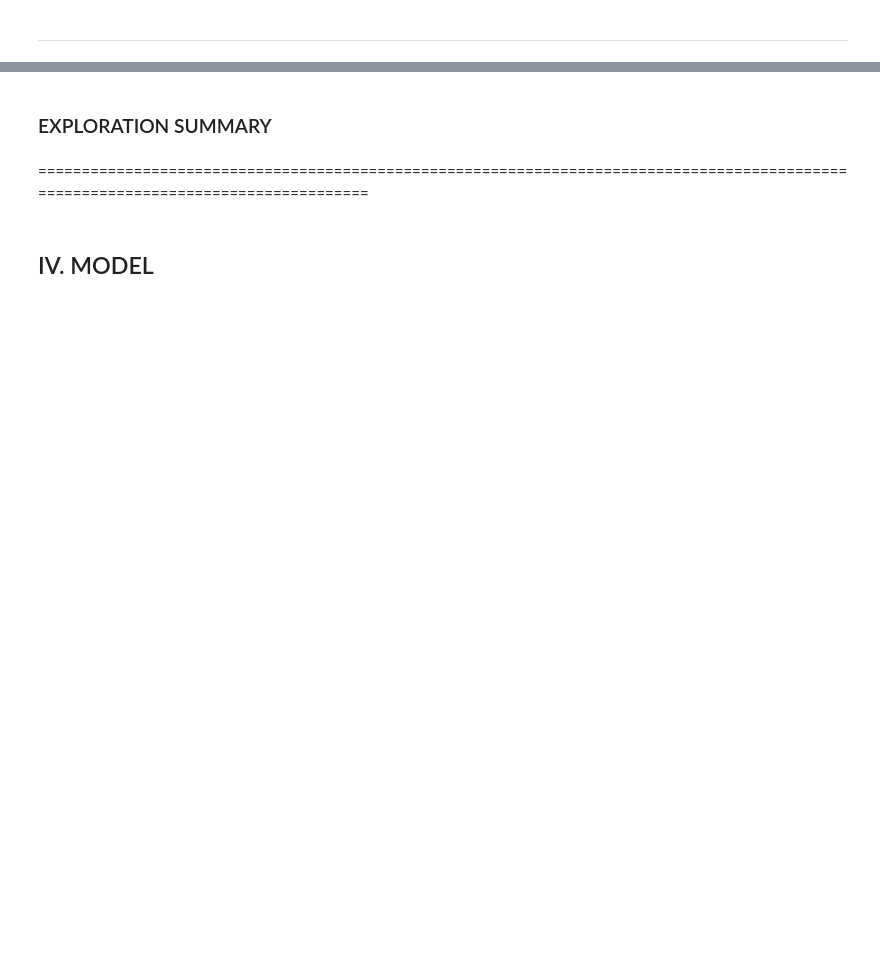
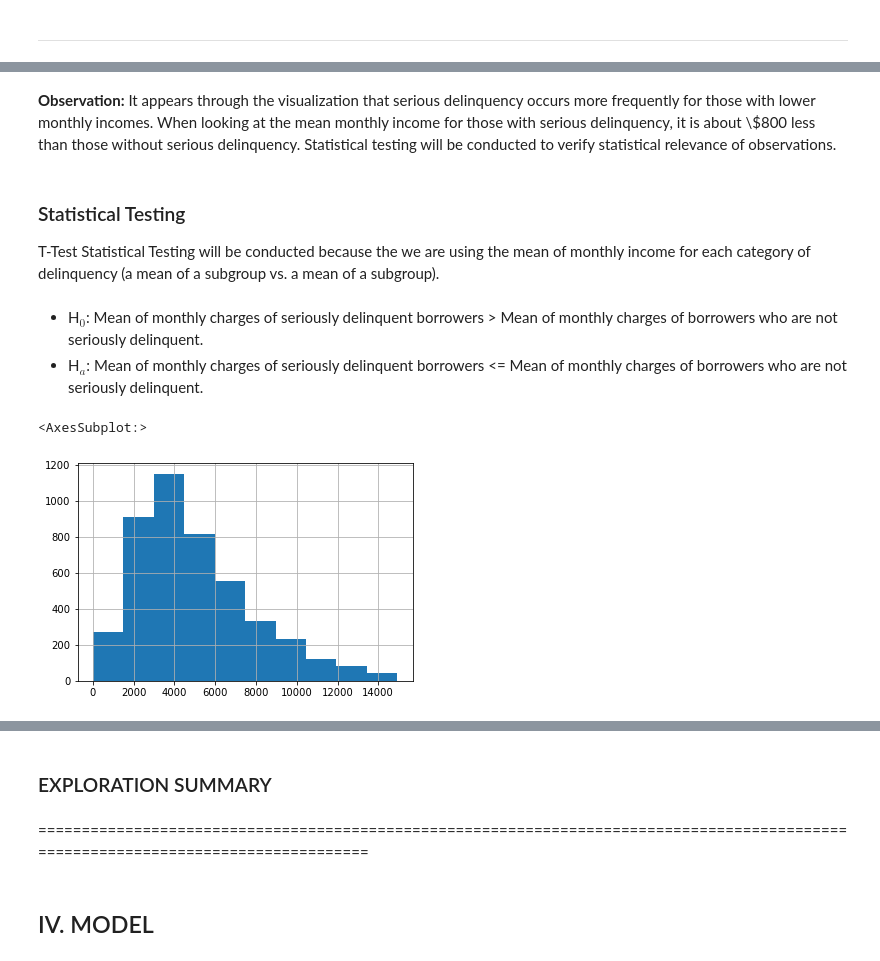
Before and after one commit to rachelrobbinsmayhill/Personal-Project, a Jupyter notebook: final_report.ipynb, the cells around one changed output, grey strips where cells are left out. Saved outputs shown, nothing was run; the diff lists cells and outputs as text; code cells hidden in the pictures; blank space fills up the shorter version.

```diff
--- a/final_report.ipynb
+++ b/final_report.ipynb
@@ -256,0 +252,14 @@ plt.show()
+# %% [markdown]
+**Observation:** It appears through the visualization that serious delinquency occurs more frequently for those with lower monthly incomes. When looking at the mean monthly income for those with serious delinquency, it is about \\$800 less than those without serious delinquency. Statistical testing will be conducted to verify statistical relevance of observations.
+# %% [markdown]
+### Statistical Testing
+T-Test Statistical Testing will be conducted because the we are using the mean of monthly income for each category of delinquency (a mean of a subgroup vs. a mean of a subgroup).
+# %% [markdown]
+- H$_{0}$: Mean of monthly charges of seriously delinquent borrowers > Mean of monthly charges of borrowers who are not seriously delinquent.
+- H$_{a}$: Mean of monthly charges of seriously delinquent borrowers <= Mean of monthly charges of borrowers who are not seriously delinquent.
+# %%
+delinquent_sample = train[train.serious_delinquency == 1].monthly_income
+delinquent_sample.hist()
+# %% [output]
+<AxesSubplot:>
+[figure, added]
```
Also changed, not shown: parts of 83 cells of this notebook.
